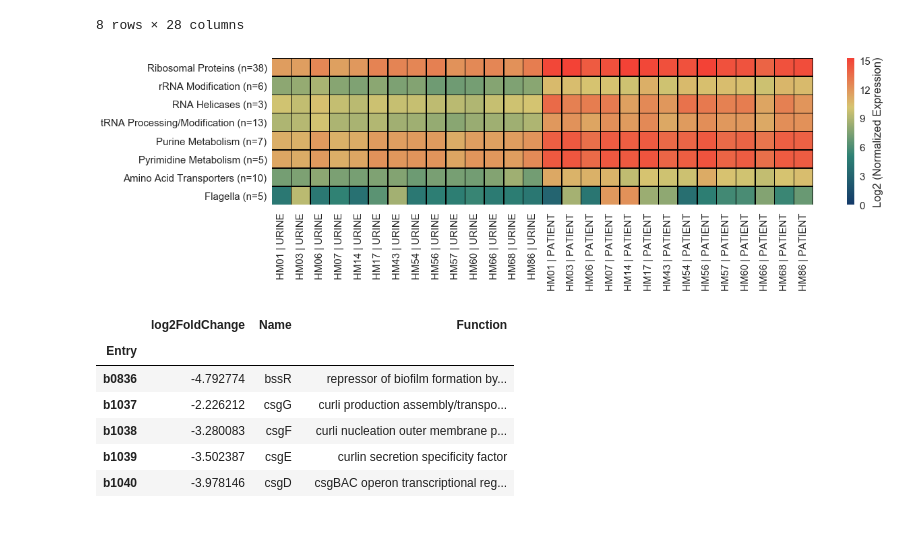
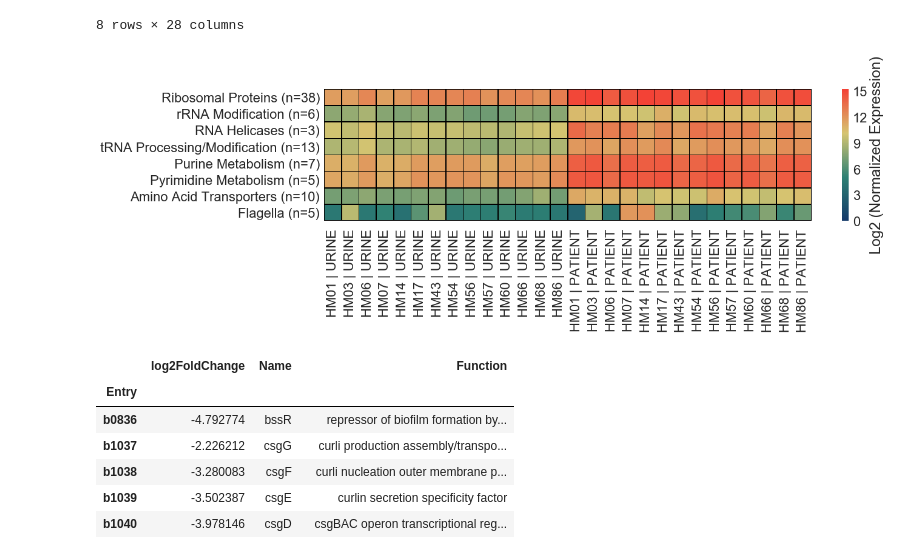
Before and after one commit to ASintsova/HUTI-RNAseq, a Jupyter notebook: analysis/differential_expression_analysis/differential_expression_analysis.ipynb, the cells around one changed output. Saved outputs shown, nothing was run; the diff lists cells and outputs as text; code cells hidden in the pictures; blank space fills up the shorter version.

Commit message:
working on differential_analysis and saturation_curves. Not yet done

```diff
--- a/analysis/differential_expression_analysis/differential_expression_analysis.ipynb
+++ b/analysis/differential_expression_analysis/differential_expression_analysis.ipynb
@@ -199,15 +199,15 @@ up_summary_no_LFC
 8 rows × 28 columns
 # %%
 sns.set_style("white")
-sns.set_context("notebook", font_scale=1.5)
+sns.set_context("notebook", font_scale=2.2)
 fig = plt.figure(figsize=(18,4))
 sns.heatmap(np.log2(up_summary_no_LFC+1), cmap=my_cmap, linewidths=0.5, linecolor='black',
             vmin=0, cbar_kws={'label': 'Log2 (Normalized Expression)'})
 ax = fig.gca()
 fn = os.path.join(figures_dir, "Figure_3b_i.png")
-fig.savefig(fn, dpi=100, bbox_inches="tight")
+fig.savefig(fn, dpi=150, bbox_inches="tight")
 # %% [output]
-[figure, old version]
+[figure, new version]
 # %%
 # DOWN
 arginine = get_subset_genes(de_edited, "Arginine", col_return, "Pathways")
```
Also changed, not shown: parts of 4 cells of this notebook, 6 other files.
